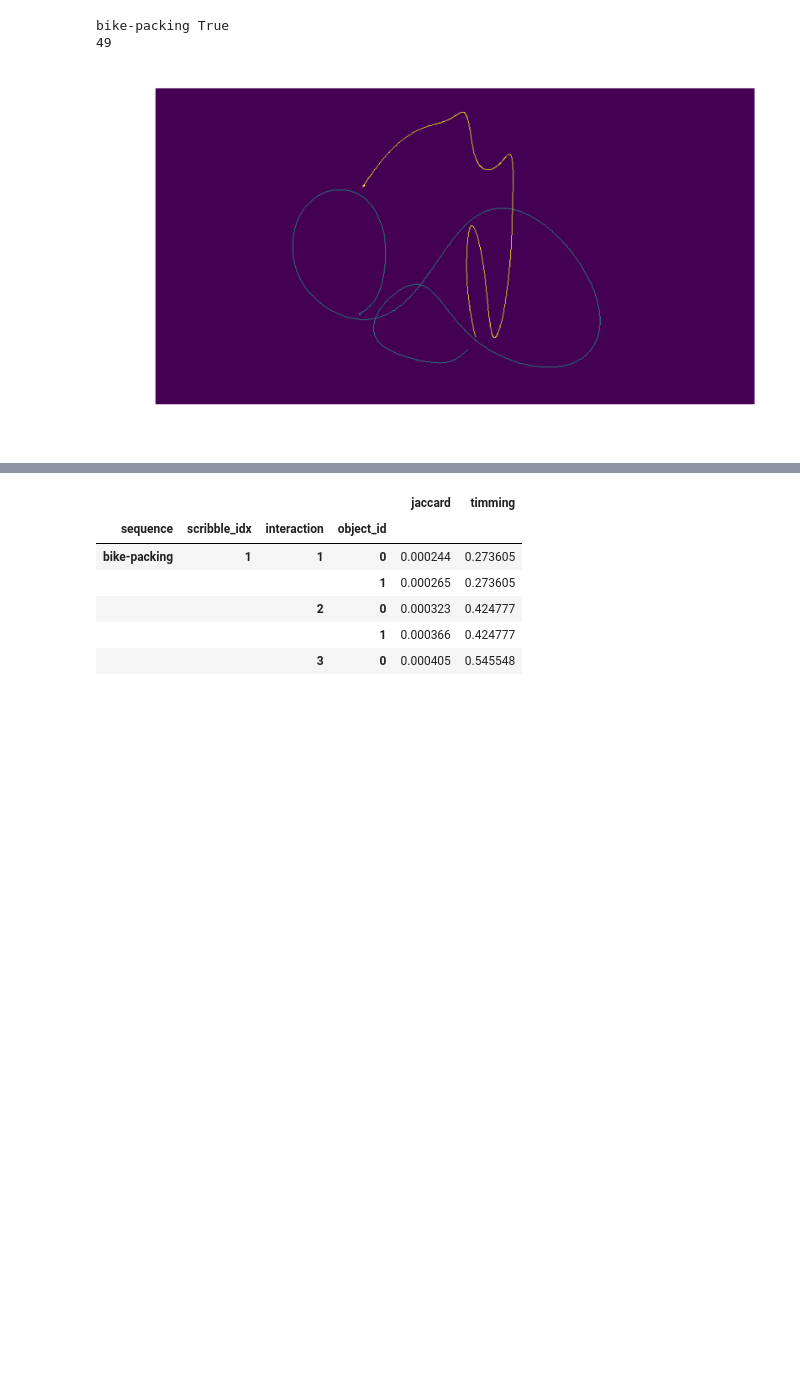
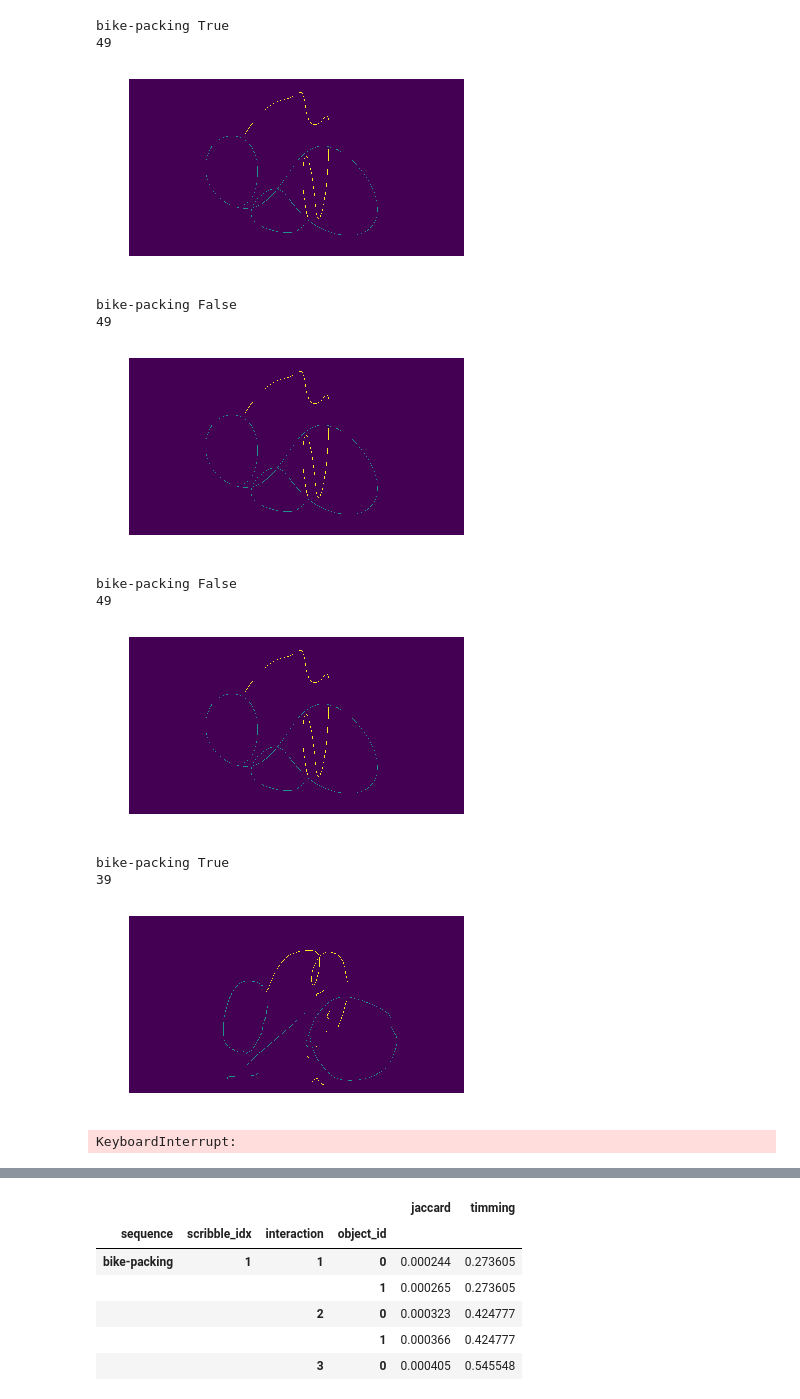
Before and after one commit to albertomontesg/davis-interactive, a Jupyter notebook: examples/example_session.ipynb, the cells around one changed output, grey strips where cells are left out. Drawn from its saved outputs; the diff is of its cells as text; code cells hidden in the pictures; blank space fills up the shorter version.

```diff
--- a/examples/example_session.ipynb
+++ b/examples/example_session.ipynb
@@ -14,36 +14,46 @@ davis = Davis(davis_root)
 
 def model(sequence, scribbles):
     seq_info = davis.dataset['sequences'][sequence]
     img_size = tuple(seq_info['image_size'][::-1])
 
     masks = scribbles2mask(scribbles, img_size, default_value=0, bezier_curve_sampling=True, bresenham_=True)
     return masks
 
 with DavisInteractiveSession(host='localhost', davis_root=davis_root,
                              subset='val', max_time=None, max_nb_interactions=3) as sess:
     count = 15
     while sess.is_running() and count:
         sequence, scribbles, new_sequence = sess.get_scribbles(only_last=False)
         print(sequence, new_sequence)
 
         annotated_frame = scribbles['annotated_frame']
         print(annotated_frame)
         masks = model(sequence, scribbles)
 
-        plt.figure(dpi=600)
+#         plt.figure(dpi=600)
         plt.imshow(masks[annotated_frame])
         plt.axis('off')
         plt.show()
 
         sess.submit_masks(masks)
         count -= 1
-        break
+#         break
 
     df = sess.get_report()
 # %% [output]
 bike-packing True
 49
-[figure, old version]
+[figure, new version]
+bike-packing False
+49
+[figure, added]
+bike-packing False
+49
+[figure, added]
+bike-packing True
+39
+[figure, added]
+KeyboardInterrupt:
 # %%
 df
 # %% [output]
```
Also changed, not shown: parts of 1 cell of this notebook, 1 other file.
